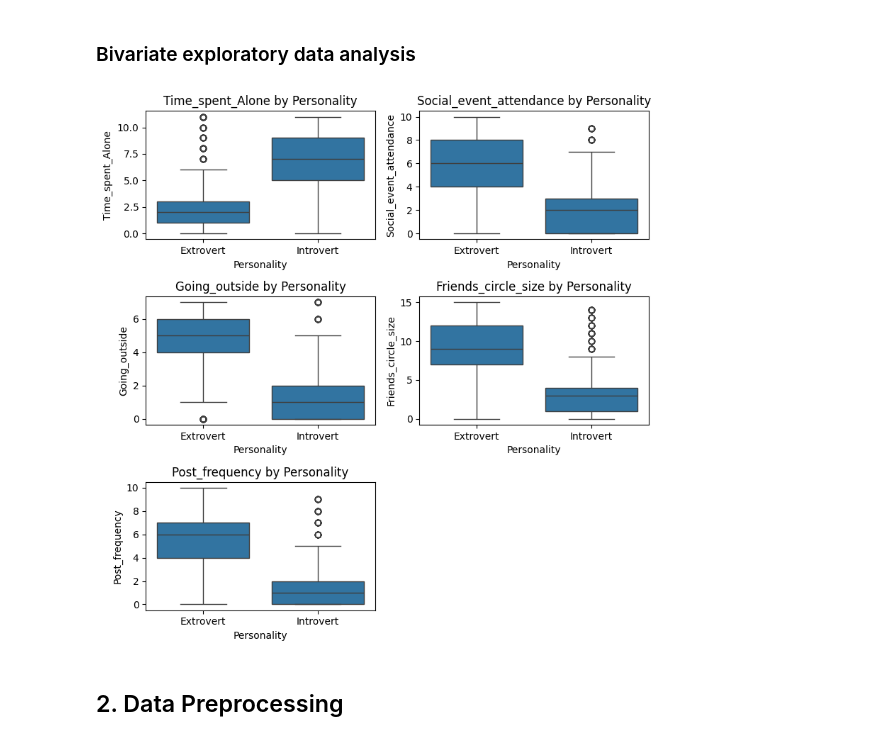
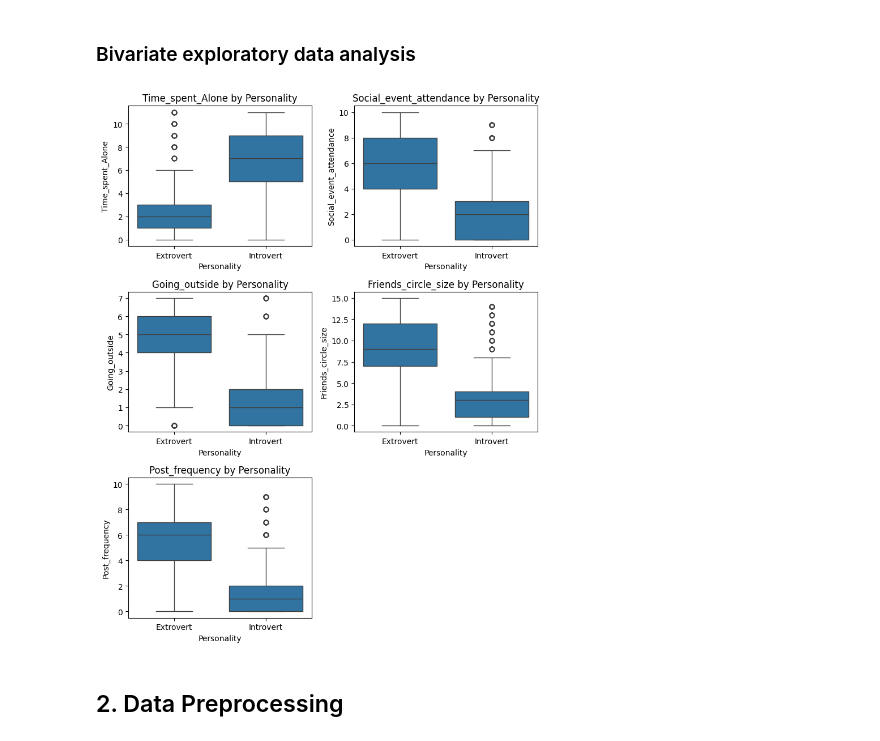
Before and after one commit to paulopezgil/personality_traits, a Jupyter notebook: nb.ipynb, the cells around one changed output. Saved outputs shown, nothing was run; the diff lists cells and outputs as text; code cells hidden in the pictures.

```diff
--- a/nb.ipynb
+++ b/nb.ipynb
@@ -113,9 +118,10 @@ plt.show()
 
 # Select categorical columns
 categorical_cols = data.select_dtypes(include=['object', 'category']).columns
+categorical_cols = categorical_cols.drop('Personality')
 
 # Plot bar plots
-plt.figure(figsize=(8, 6))
+plt.figure(figsize=(8, 8))
 for i, col in enumerate(categorical_cols, 1):
     plt.subplot(2, 2, i)
     data[col].value_counts().plot(kind='bar')
@@ -131,15 +137,15 @@ plt.show()
 ### Bivariate exploratory data analysis
 # %%
 # Numeric feature distributions by class
-plt.figure(figsize=(8, 8))
+plt.figure(figsize=(8, 10))
 for i, col in enumerate(numerical_cols, 1):
     plt.subplot(3, 2, i)
     sns.boxplot(x='Personality', y=col, data=data)
     plt.title(f'{col} by Personality')
 plt.tight_layout()
 plt.show()
 # %% [output]
-[figure, old version]
+[figure, new version]
 # %% [markdown]
 ## 2. Data Preprocessing
 # %% [markdown]
```
Also changed, not shown: parts of 8 cells of this notebook, 1 other file.
